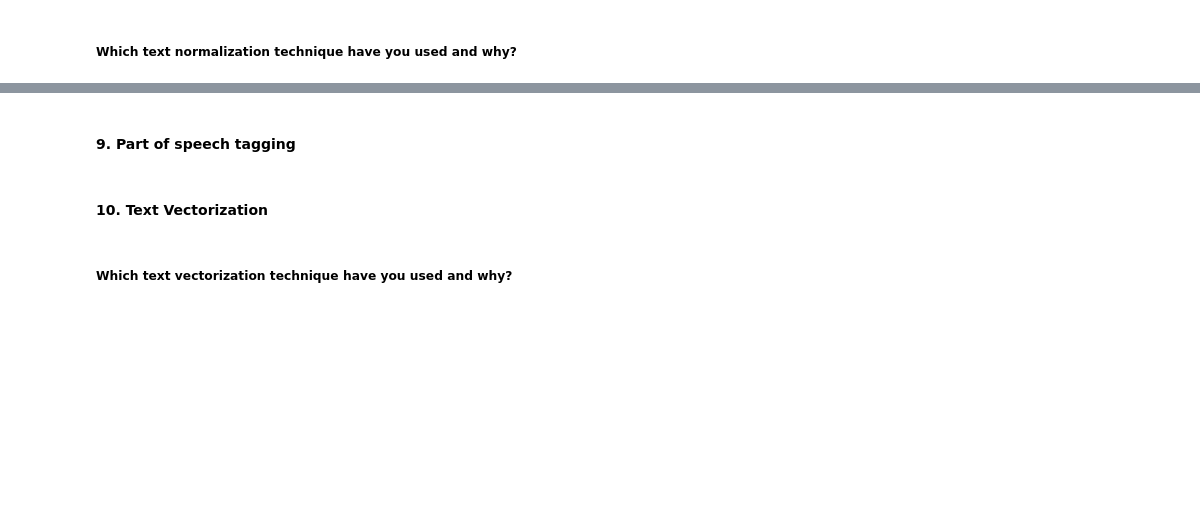
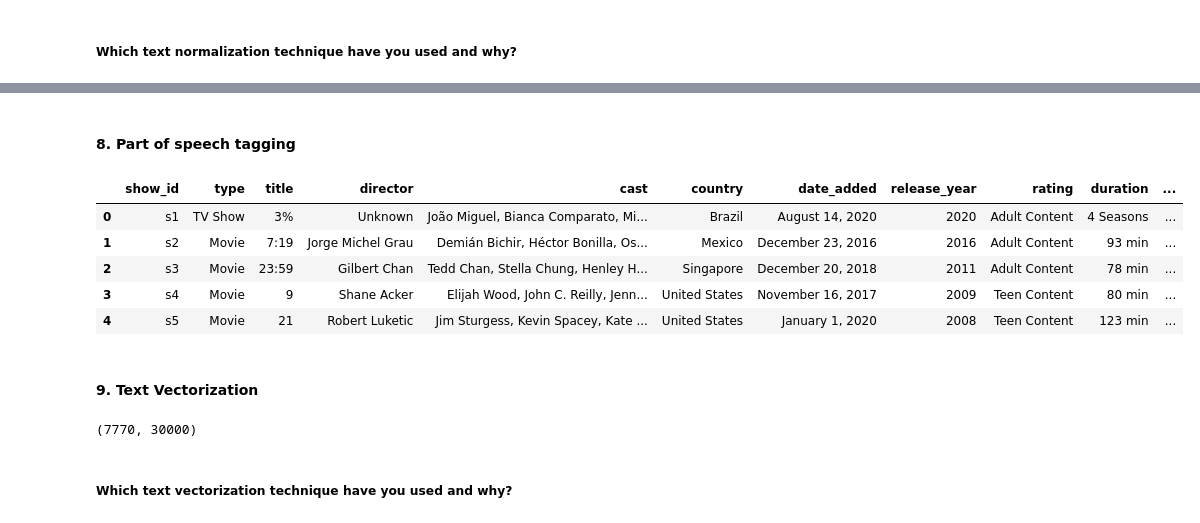
Before and after one commit to Nileshkl/Unsupervised-ML--Netflix-Movies-and-TV-Shows-Clustering, a Jupyter notebook: Capstone_Project_Unsupervised_ML_Netflix_Movies_and_TV_Shows_Clustering.ipynb, the cells around one changed output, grey strips where cells are left out. Cells and saved outputs as stored; diff of their text form; code cells hidden in the pictures; blank space fills up the shorter version.

```diff
--- a/Capstone_Project_Unsupervised_ML_Netflix_Movies_and_TV_Shows_Clustering.ipynb
+++ b/Capstone_Project_Unsupervised_ML_Netflix_Movies_and_TV_Shows_Clustering.ipynb
@@ -1506,0 +1646,9 @@ Answer Here.
+# %%
+# Downloading needed libraries
+nltk.download('punkt')
+
+# Tokenization
+df_new['content_detail']= df_new['content_detail'].apply(nltk.word_tokenize)
+
+# Checking the observation after manipulation
+df_new.iloc[281,]['content_detail']
@@ -1513,2 +1677,27 @@ Answer Here.
 # %%
 # Normalizing Text (i.e., Stemming, Lemmatization etc.)
+# Importing WordNetLemmatizer from nltk module
+from nltk.stem import WordNetLemmatizer
+
+# Creating instance for wordnet
+wordnet  = WordNetLemmatizer()
+# %%
+def lemmatizing_sentence(text):
+    '''This function is used for lemmatizing (changing the given word into meaningfull word) the words from the given sentence'''
+    text = [wordnet.lemmatize(word) for word in text]
+
+    # joining the list of words with space separator
+    text=  " ".join(text)
+
+    # return the manipulated string
+    return text
+# %%
+# Downloading needed libraries
+nltk.download('averaged_perceptron_tagger')
+nltk.download('wordnet')
+
+# Rephrasing text by applying defined lemmatizing function
+df_new['content_detail']= df_new['content_detail'].apply(lemmatizing_sentence)
+
+# Checking the observation after manipulation
+df_new.iloc[281,]['content_detail']
@@ -1519,2 +1724,2 @@ Answer Here.
 # %% [markdown]
-#### 9. Part of speech tagging
+#### 8. Part of speech tagging
@@ -1523,2 +1726,15 @@ Answer Here.
+# %%
+# tokenize the text into words before POS Taging
+df_new['pos_tags'] = df_new['content_detail'].apply(nltk.word_tokenize).apply(nltk.pos_tag)
+
+# Checking the observation after manipulation
+df_new.head(5)
+# %% [output]
+|  | show_id | type | title | director | cast | country | date_added | release_year | rating | duration | ... |
+| 0 | s1 | TV Show | 3% | Unknown | João Miguel, Bianca Comparato, Mi... | Brazil | August 14, 2020 | 2020 | Adult Content | 4 Seasons | ... |
+| 1 | s2 | Movie | 7:19 | Jorge Michel Grau | Demián Bichir, Héctor Bonilla, Os... | Mexico | December 23, 2016 | 2016 | Adult Content | 93 min | ... |
+| 2 | s3 | Movie | 23:59 | Gilbert Chan | Tedd Chan, Stella Chung, Henley H... | Singapore | December 20, 2018 | 2011 | Adult Content | 78 min | ... |
+| 3 | s4 | Movie | 9 | Shane Acker | Elijah Wood, John C. Reilly, Jenn... | United States | November 16, 2017 | 2009 | Teen Content | 80 min | ... |
+| 4 | s5 | Movie | 21 | Robert Luketic | Jim Sturgess, Kevin Spacey, Kate ... | United States | January 1, 2020 | 2008 | Teen Content | 123 min | ... |
 # %% [markdown]
-#### 10. Text Vectorization
+#### 9. Text Vectorization
@@ -1527,2 +1748,10 @@ Answer Here.
+# %%
+# Fitting on TfidfVectorizer
+x= tfidfv.fit_transform(df_new['content_detail'])
+
+# Checking shape of the formed document matrix
+print(x.shape)
+# %% [output]
+(7770, 30000)
 # %% [markdown]
 ##### Which text vectorization technique have you used and why?
```
Also changed, not shown: parts of 188 cells of this notebook.
